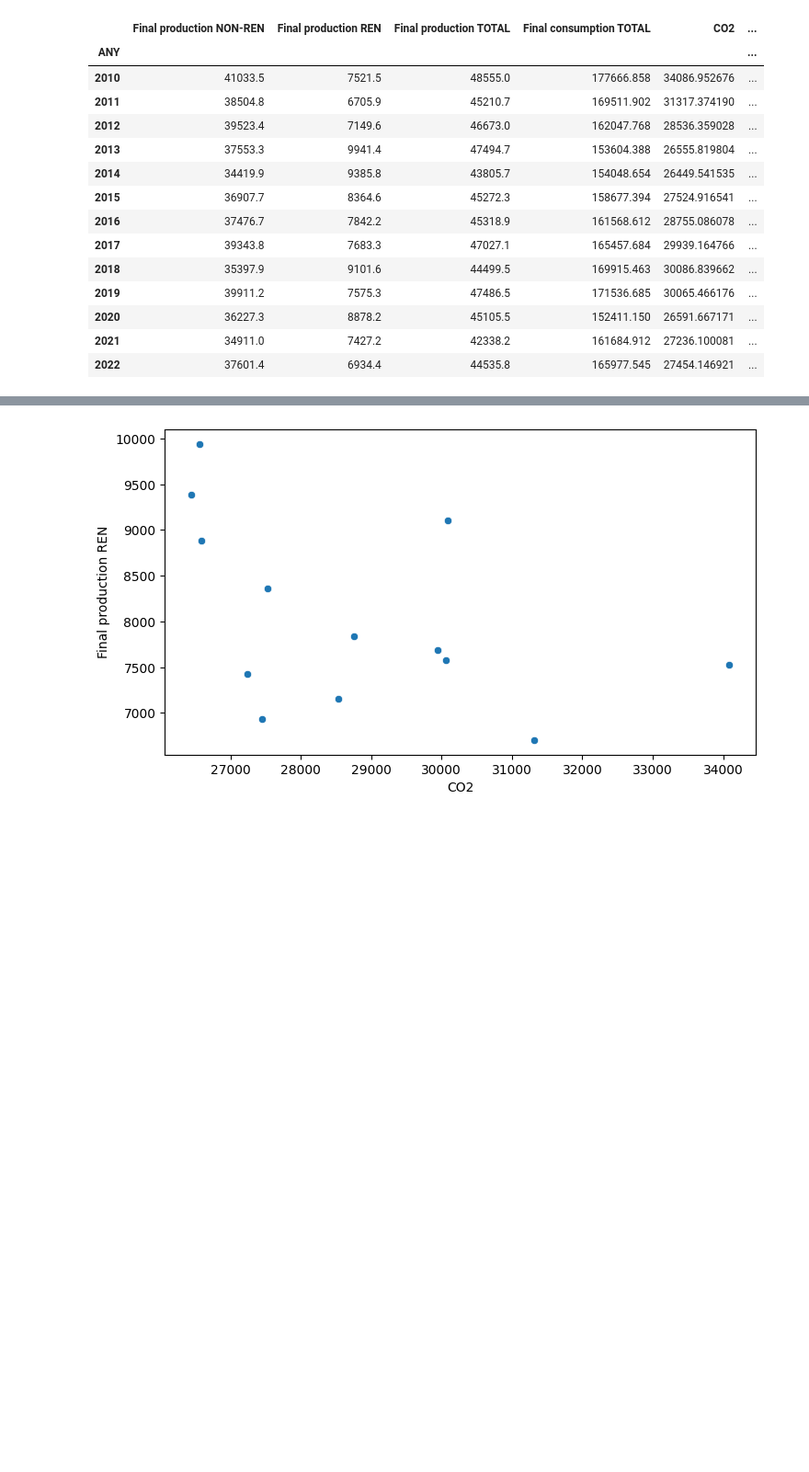
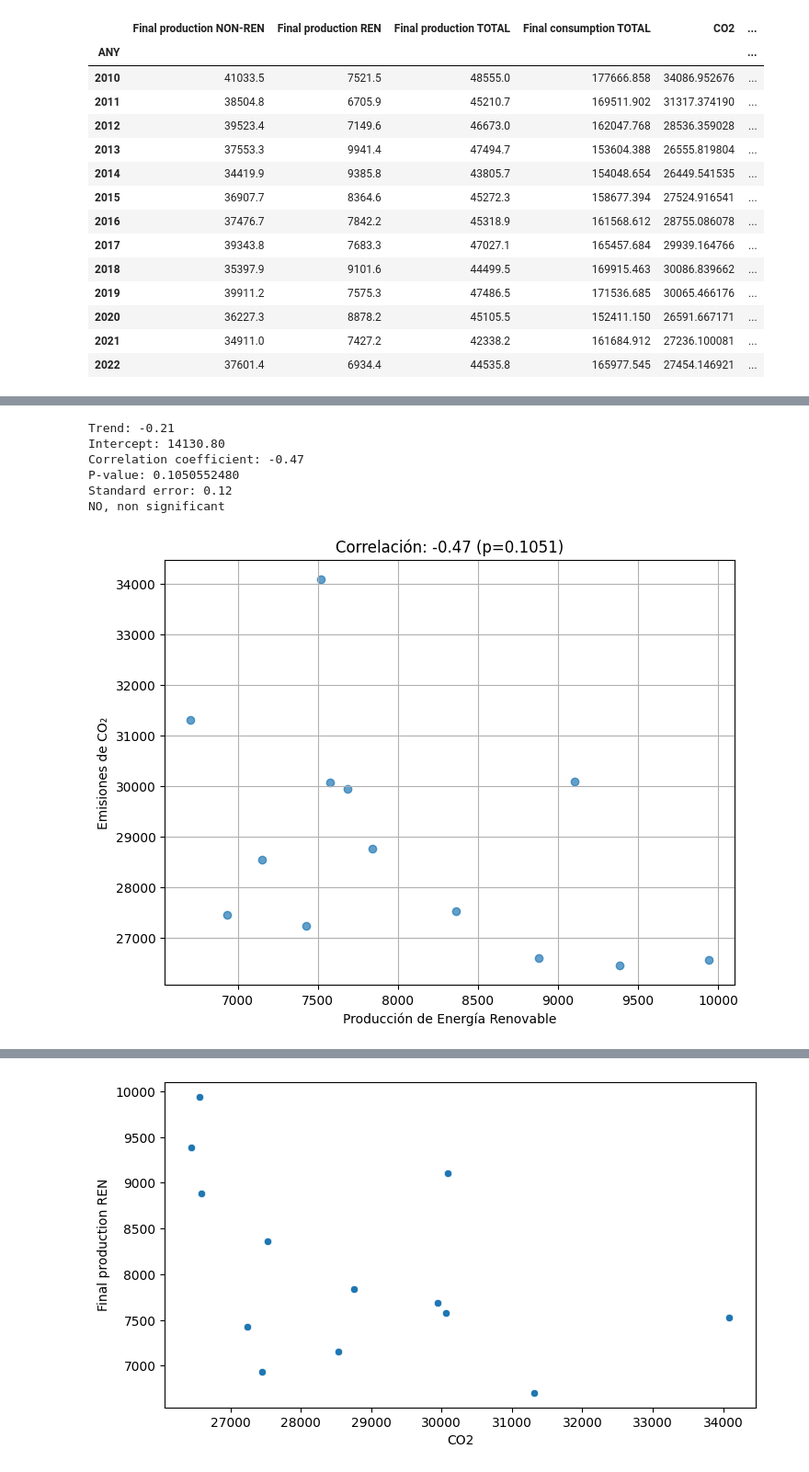
Before and after one commit to leocareer/DA_specialization, a Jupyter notebook: Sprint_10/S10_01.ipynb, the cells around one changed output, grey strips where cells are left out. Shown at 92% size. Saved outputs shown, nothing was run; the diff lists cells and outputs as text; code cells hidden in the pictures; blank space fills up the shorter version.

Commit message:
sprint 10: 10_01.ipynb: stats, linregress

```diff
--- a/Sprint_10/S10_01.ipynb
+++ b/Sprint_10/S10_01.ipynb
@@ -221,0 +219,35 @@ plt.show()
+# %%
+from scipy.stats import linregress
+slope, intercept, r_value, p_value, std_err = linregress(df_concated['CO2'], df_concated['Final production REN'].astype(float))
+
+print(f'Trend: {slope:.2f}')
+print(f'Intercept: {intercept:.2f}')
+print(f'Correlation coefficient: {r_value:.2f}')
+print(f'P-value: {p_value:.10f}')
+print(f'Standard error: {std_err:.2f}')
+
+if p_value < 0.05:
+    print("YES, significant")
+else:
+    print("NO, non significant")
+# %% [output]
+Trend: -0.21
+Intercept: 14130.80
+Correlation coefficient: -0.47
+P-value: 0.1050552480
+Standard error: 0.12
+NO, non significant
+# %%
+import scipy.stats as stats
+
+correlacion, p_valor = stats.pearsonr(df_concated['Final production REN'].astype(float), df_concated['CO2'])
+
+plt.figure(figsize=(8, 6))
+plt.scatter(df_concated['Final production REN'].astype(float), df_concated['CO2'], alpha=0.7)
+plt.xlabel('Producción de Energía Renovable')
+plt.ylabel('Emisiones de CO₂')
+plt.title(f'Correlación: {correlacion:.2f} (p={p_valor:.4f})')
+plt.grid(True)
+plt.show()
+# %% [output]
+[figure, added]
```
Also changed, not shown: parts of 16 cells of this notebook.
